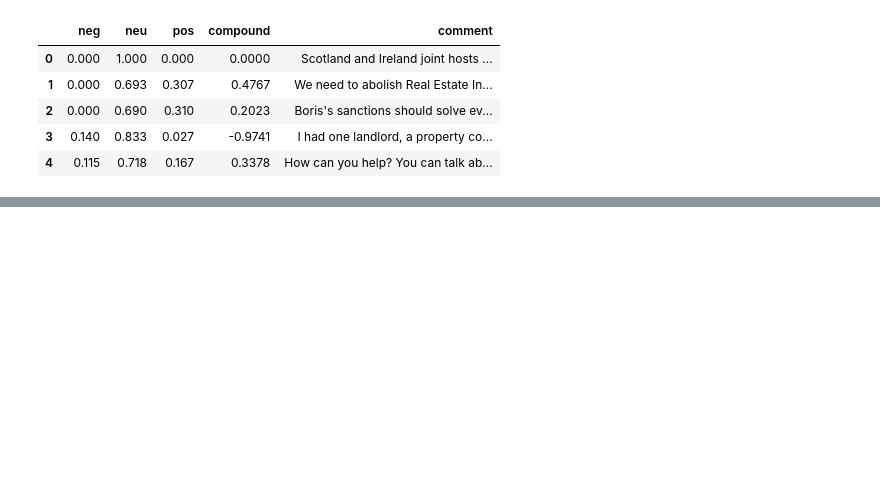
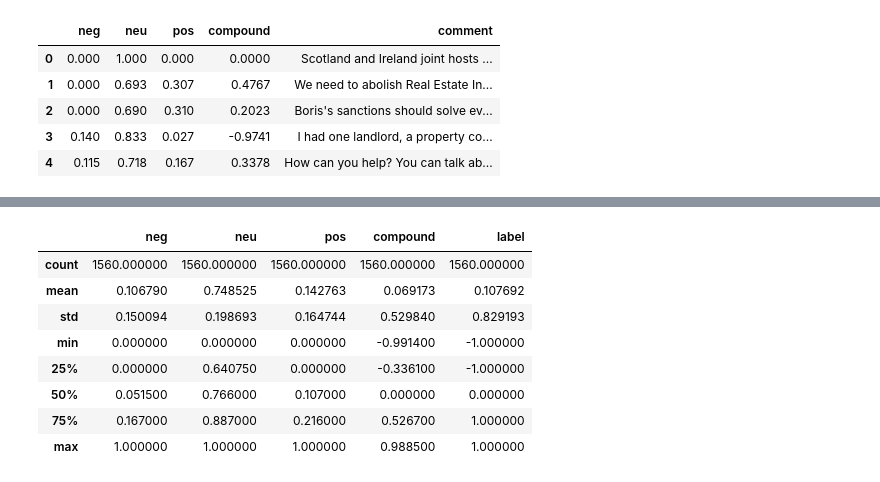
Before and after one commit to Gus1616/investigation_of_language_styles_reddit, a Jupyter notebook: 17350796_reddit_assignment_notebook.ipynb, the cells around one changed output, grey strips where cells are left out. Saved outputs shown, nothing was run; the diff lists cells and outputs as text; code cells hidden in the pictures; blank space fills up the shorter version.

```diff
--- a/17350796_reddit_assignment_notebook.ipynb
+++ b/17350796_reddit_assignment_notebook.ipynb
@@ -1048,0 +1061,12 @@ df_comments_ireland.head(10)
+# %%
+df_comments_newzealand.describe()
+# %% [output]
+|  | neg | neu | pos | compound | label |
+| count | 1560.000000 | 1560.000000 | 1560.000000 | 1560.000000 | 1560.000000 |
+| mean | 0.106790 | 0.748525 | 0.142763 | 0.069173 | 0.107692 |
+| std | 0.150094 | 0.198693 | 0.164744 | 0.529840 | 0.829193 |
+| min | 0.000000 | 0.000000 | 0.000000 | -0.991400 | -1.000000 |
+| 25% | 0.000000 | 0.640750 | 0.000000 | -0.336100 | -1.000000 |
+| 50% | 0.051500 | 0.766000 | 0.107000 | 0.000000 | 0.000000 |
+| 75% | 0.167000 | 0.887000 | 0.216000 | 0.526700 | 1.000000 |
+| max | 1.000000 | 1.000000 | 1.000000 | 0.988500 | 1.000000 |
```
Also changed, not shown: parts of 53 cells of this notebook, 1 other file.
